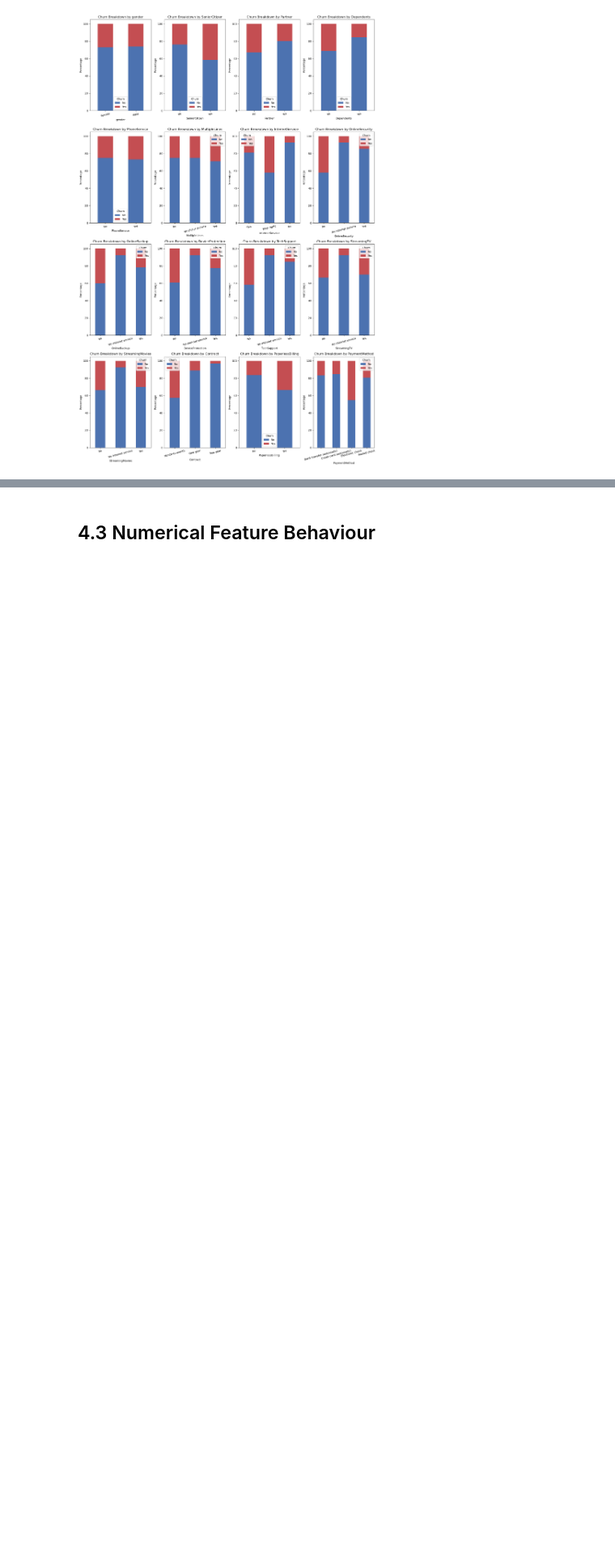
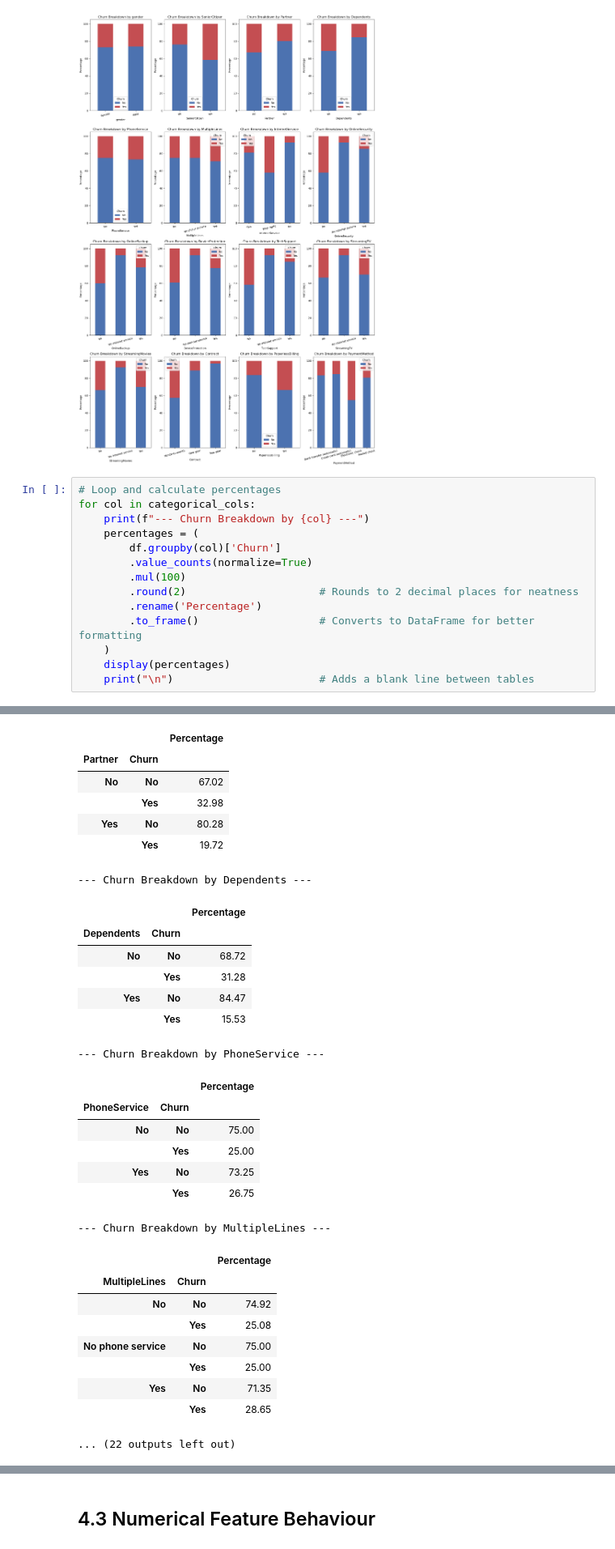
Before and after one commit to raymakoko/Customer-Churning-Prediction, a Jupyter notebook: notebook.ipynb, the cells around one changed output, grey strips where cells are left out. Shown at 81% size. Drawn from its saved outputs; the diff is of its cells as text; blank space fills up the shorter version.

```diff
--- a/notebook.ipynb
+++ b/notebook.ipynb
@@ -300,3 +300,18 @@ plt.tight_layout()
 plt.show()
 # %% [output]
 [figure]
+# %%
+# Loop and calculate percentages
+for col in categorical_cols:
+    print(f"--- Churn Breakdown by {col} ---")
+    percentages = (
+        df.groupby(col)['Churn']
+        .value_counts(normalize=True)
+        .mul(100)
+        .round(2)                     # Rounds to 2 decimal places for neatness
+        .rename('Percentage')
+        .to_frame()                   # Converts to DataFrame for better formatting
+    )
+    display(percentages)
+    print("\n")                       # Adds a blank line between tables
+# %% [output]
@@ -302,0 +333,30 @@ plt.show()
+|  |  | Percentage |
+| Partner | Churn |  |
+| No | No | 67.02 |
+|  | Yes | 32.98 |
+| Yes | No | 80.28 |
+|  | Yes | 19.72 |
+--- Churn Breakdown by Dependents ---
+|  |  | Percentage |
+| Dependents | Churn |  |
+| No | No | 68.72 |
+|  | Yes | 31.28 |
+| Yes | No | 84.47 |
+|  | Yes | 15.53 |
+--- Churn Breakdown by PhoneService ---
+|  |  | Percentage |
+| PhoneService | Churn |  |
+| No | No | 75.00 |
+|  | Yes | 25.00 |
+| Yes | No | 73.25 |
+|  | Yes | 26.75 |
+--- Churn Breakdown by MultipleLines ---
+|  |  | Percentage |
+| MultipleLines | Churn |  |
+| No | No | 74.92 |
+|  | Yes | 25.08 |
+| No phone service | No | 75.00 |
+|  | Yes | 25.00 |
+| Yes | No | 71.35 |
+|  | Yes | 28.65 |
+... (22 outputs left out)
```
Also changed, not shown: parts of 10 cells of this notebook.
